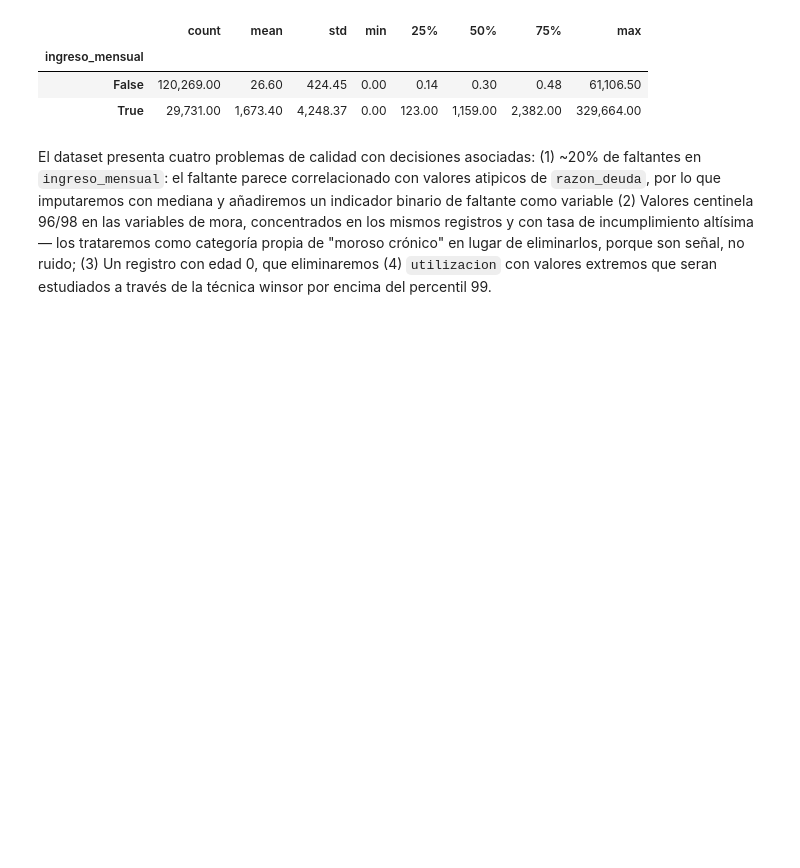
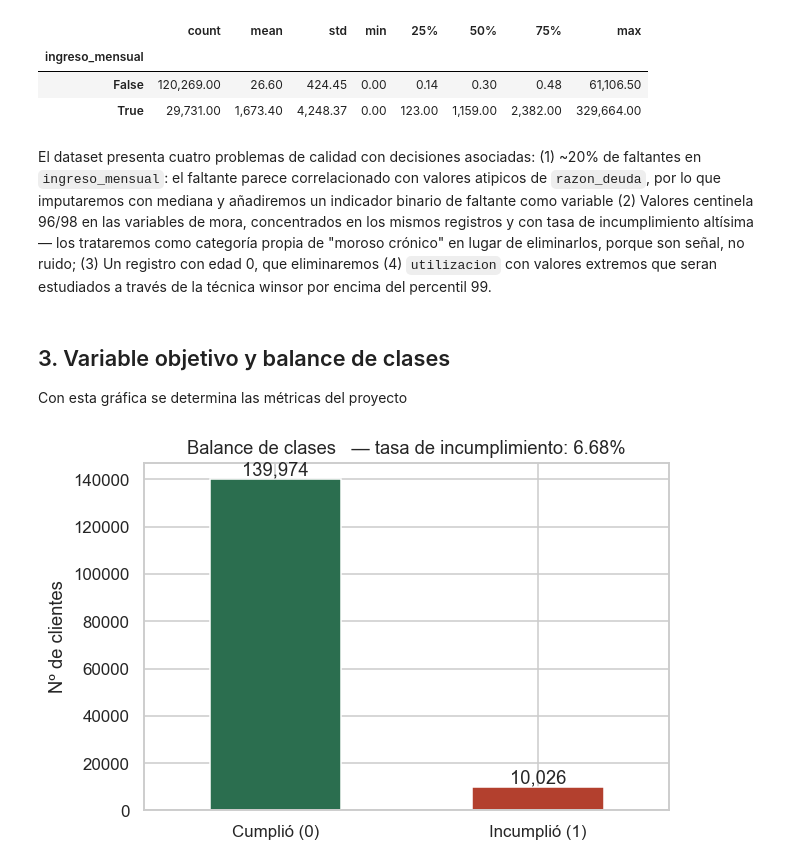
Before and after one commit to w-bojacag/DS-Miniproyecto, a Jupyter notebook: Notebook/01_eda.ipynb, the cells around one changed output. Saved outputs shown, nothing was run; the diff lists cells and outputs as text; code cells hidden in the pictures; blank space fills up the shorter version.

Commit message:
analisis de datos , desbalanceo de clases

```diff
--- a/Notebook/01_eda.ipynb
+++ b/Notebook/01_eda.ipynb
@@ -147,3 +147,21 @@ Tasa de incumplimiento SIN ingreso reportado: 5.61%
 | True | 29,731.00 | 1,673.40 | 4,248.37 | 0.00 | 123.00 | 1,159.00 | 2,382.00 | 329,664.00 |
 # %% [markdown]
 El dataset presenta cuatro problemas de calidad con decisiones asociadas: </br>(1) ~20% de faltantes en `ingreso_mensual`: el faltante parece correlacionado con valores atipicos de `razon_deuda`, por lo que imputaremos con mediana y añadiremos un indicador binario de faltante como variable </br>(2) Valores centinela 96/98 en las variables de mora, concentrados en los mismos registros y con tasa de incumplimiento altísima — los trataremos como categoría propia de "moroso crónico" en lugar de eliminarlos, porque son señal, no ruido; </br>(3) Un registro con edad 0, que eliminaremos </br>(4) `utilizacion` con valores extremos que seran estudiados a través de la técnica winsor por encima del percentil 99.
+# %% [markdown]
+## 3. Variable objetivo y balance de clases
+
+Con esta gráfica se determina las métricas del proyecto
+# %%
+tasa = df.incumplio.mean()
+fig, ax = plt.subplots(figsize=(6, 4))
+df.incumplio.value_counts().sort_index().plot(kind="bar", ax=ax,
+    color=["#2b6e4f", "#b3402e"], rot=0)
+ax.set_xticklabels(["Cumplió (0)", "Incumplió (1)"])
+ax.set_ylabel("Nº de clientes")
+ax.set_title(f"Balance de clases   — tasa de incumplimiento: {100*tasa:.2f}%")
+for i, v in enumerate(df.incumplio.value_counts().sort_index()):
+    ax.text(i, v, f"{v:,}", ha="center", va="bottom")
+plt.tight_layout();
+plt.show()
+# %% [output]
+[figure, added]
```
Also changed, not shown: parts of 1 cell of this notebook.
